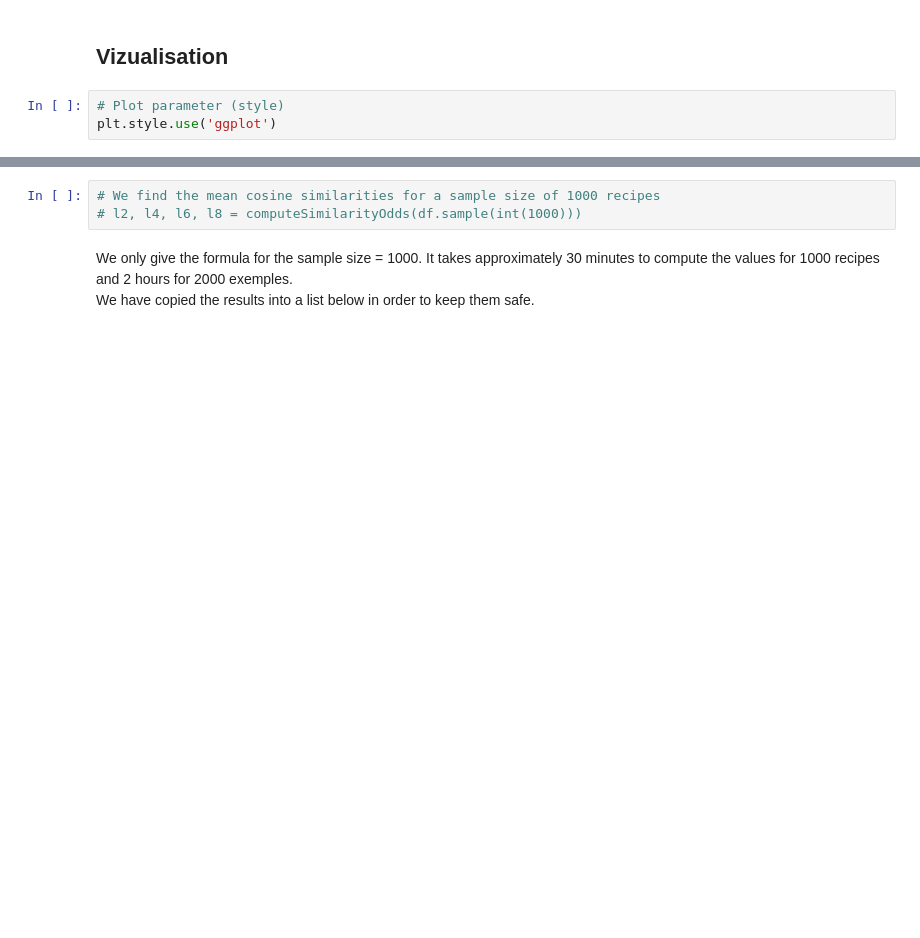
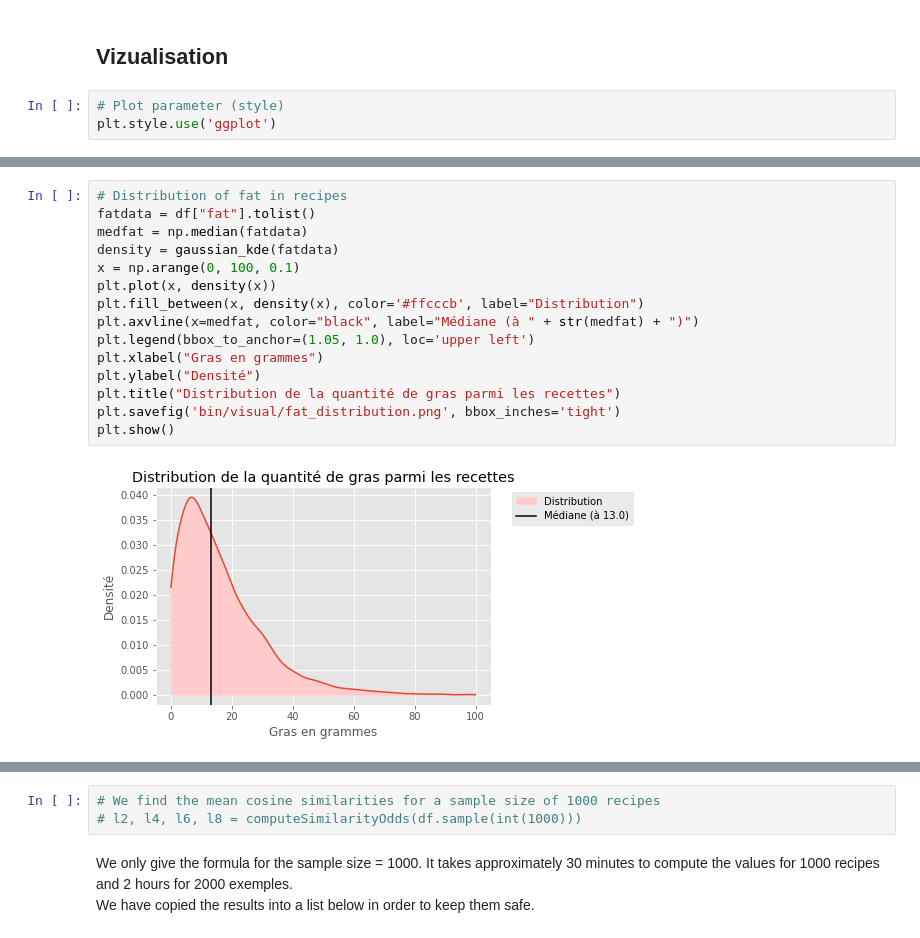
Before and after one commit to almehdiKrisni/Projet-RI-Recreation-Papier-Scientifique, a Jupyter notebook: dataAnalysis.ipynb, the cells around one changed output, grey strips where cells are left out. Saved outputs shown, nothing was run; the diff lists cells and outputs as text; blank space fills up the shorter version.

```diff
--- a/dataAnalysis.ipynb
+++ b/dataAnalysis.ipynb
@@ -128,0 +129,17 @@ plt.show()
+# %%
+# Distribution of fat in recipes
+fatdata = df["fat"].tolist()
+medfat = np.median(fatdata)
+density = gaussian_kde(fatdata)
+x = np.arange(0, 100, 0.1)
+plt.plot(x, density(x))
+plt.fill_between(x, density(x), color='#ffcccb', label="Distribution")
+plt.axvline(x=medfat, color="black", label="Médiane (à " + str(medfat) + ")")
+plt.legend(bbox_to_anchor=(1.05, 1.0), loc='upper left')
+plt.xlabel("Gras en grammes")
+plt.ylabel("Densité")
+plt.title("Distribution de la quantité de gras parmi les recettes")
+plt.savefig('bin/visual/fat_distribution.png', bbox_inches='tight')
+plt.show()
+# %% [output]
+[figure, added]
```
Also changed, not shown: parts of 16 cells of this notebook, 1 other file.
